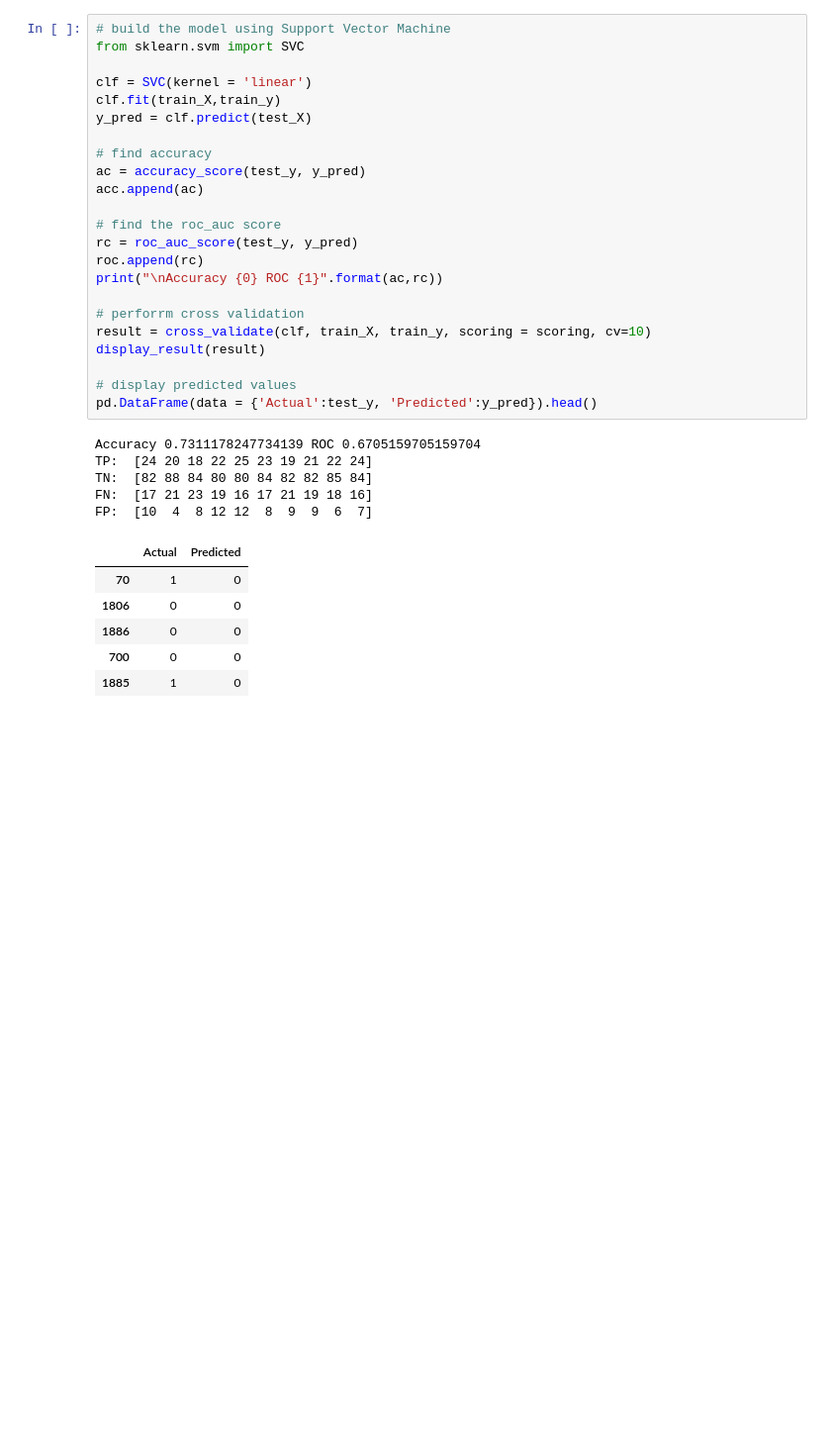
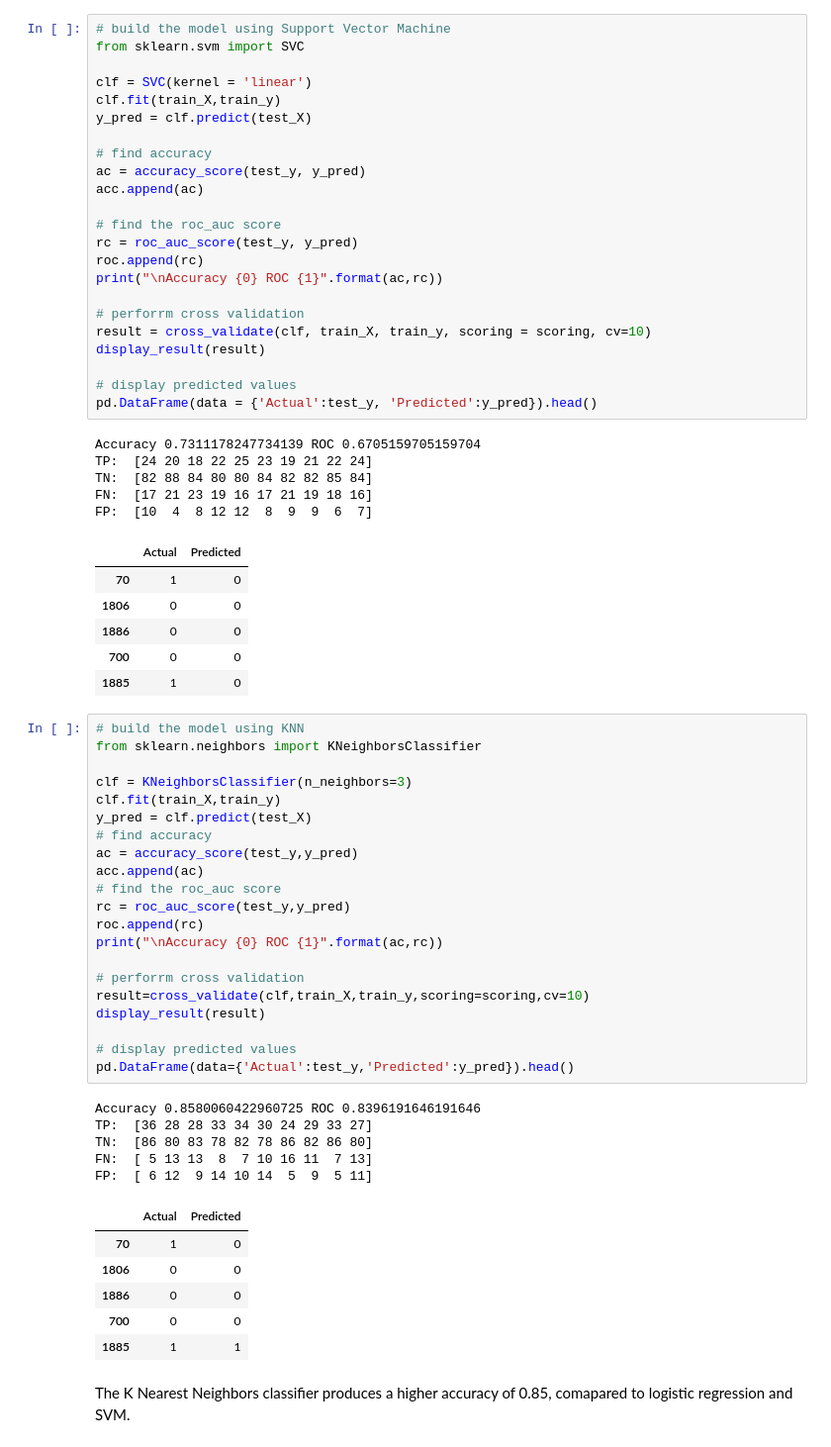
Before and after one commit to adityasaxena26/diabetes-prediction, a Jupyter notebook: diabetes_prediction.ipynb, the cells around one changed output. Shown at 99% size. Cells and saved outputs as stored; diff of their text form; blank space fills up the shorter version.

Commit message:
used KNN to build a new model

```diff
--- a/diabetes_prediction.ipynb
+++ b/diabetes_prediction.ipynb
@@ -271,3 +271,38 @@ FP:  [10  4  8 12 12  8  9  9  6  7]
 | 1886 | 0 | 0 |
 | 700 | 0 | 0 |
 | 1885 | 1 | 0 |
+# %%
+# build the model using KNN
+from sklearn.neighbors import KNeighborsClassifier
+
+clf = KNeighborsClassifier(n_neighbors=3)
+clf.fit(train_X,train_y)
+y_pred = clf.predict(test_X)
+# find accuracy
+ac = accuracy_score(test_y,y_pred)
+acc.append(ac)
+# find the roc_auc score
+rc = roc_auc_score(test_y,y_pred)
+roc.append(rc)
+print("\nAccuracy {0} ROC {1}".format(ac,rc))
+
+# perforrm cross validation
+result=cross_validate(clf,train_X,train_y,scoring=scoring,cv=10)
+display_result(result)
+
+# display predicted values
+pd.DataFrame(data={'Actual':test_y,'Predicted':y_pred}).head()
+# %% [output]
+Accuracy 0.8580060422960725 ROC 0.8396191646191646
+TP:  [36 28 28 33 34 30 24 29 33 27]
+TN:  [86 80 83 78 82 78 86 82 86 80]
+FN:  [ 5 13 13  8  7 10 16 11  7 13]
+FP:  [ 6 12  9 14 10 14  5  9  5 11]
+|  | Actual | Predicted |
+| 70 | 1 | 0 |
+| 1806 | 0 | 0 |
+| 1886 | 0 | 0 |
+| 700 | 0 | 0 |
+| 1885 | 1 | 1 |
+# %% [markdown]
+The K Nearest Neighbors classifier produces a higher accuracy of 0.85, comapared to logistic regression and SVM.
```
